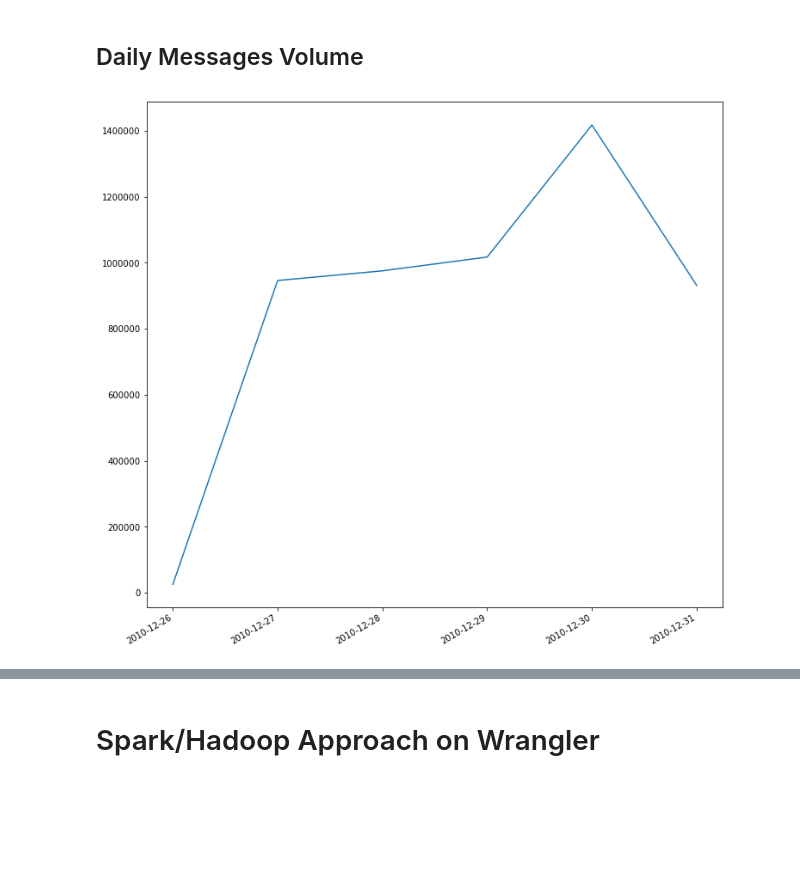
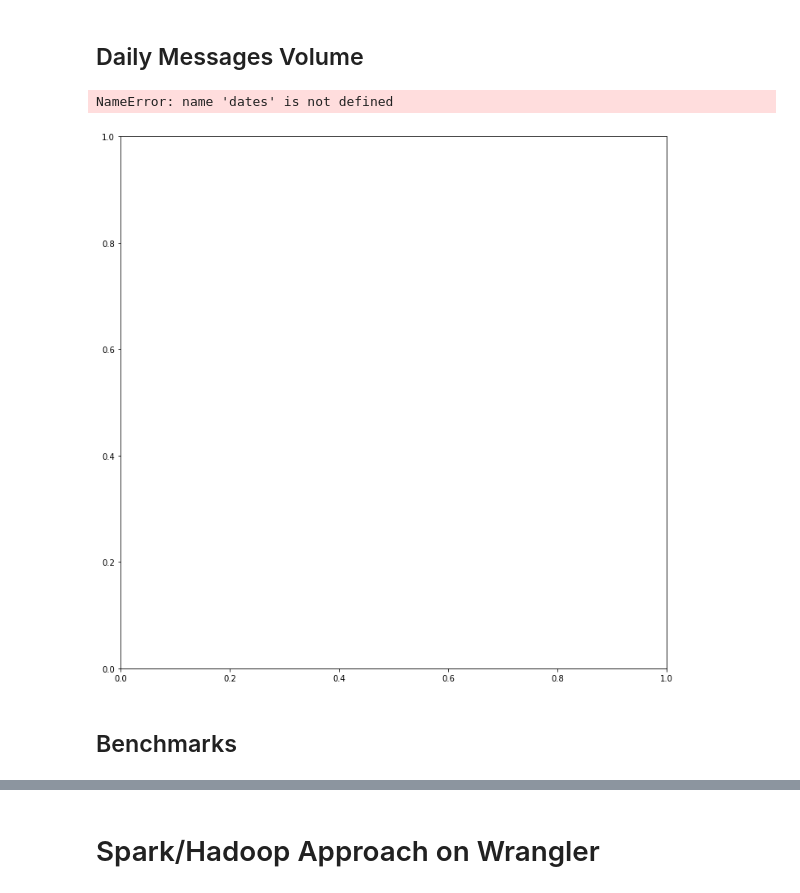
Before and after one commit to jlroo/High-Performance-Computing, a Jupyter notebook: projects/04-flashcrash/03-code/stampede2-notebook.ipynb, the cells around one changed output, grey strips where cells are left out. Saved outputs shown, nothing was run; the diff lists cells and outputs as text; code cells hidden in the pictures; blank space fills up the shorter version.

```diff
--- a/projects/04-flashcrash/03-code/stampede2-notebook.ipynb
+++ b/projects/04-flashcrash/03-code/stampede2-notebook.ipynb
@@ -111,0 +152,3 @@ metrics = [{"threads":i[0], "total_msgs":i[1][0],
+# %%
+date_volume = [[int(stdout[i].split(",")[1])
+                for i in range(k,len(stdout),11)][0] for k in range(2,8,1)]
@@ -167,12 +187,15 @@ plt.show()
 # %% [markdown]
 ## Daily Messages Volume
 # %%
-plt.figure(figsize=(12,12))
+plt.figure(figsize=(8,8))
 fig = plt.subplot()
 fig.plot(dates, date_volume)
 fig.figure.autofmt_xdate()
 myFmt = DateFormatter("%Y-%m-%d")
 fig.xaxis.set_major_formatter(myFmt)
 plt.show()
 # %% [output]
+NameError: name 'dates' is not defined
-[figure, old version]
+[figure, new version]
+# %% [markdown]
+## Benchmarks
```
Also changed, not shown: parts of 24 cells of this notebook, 4 other files.
